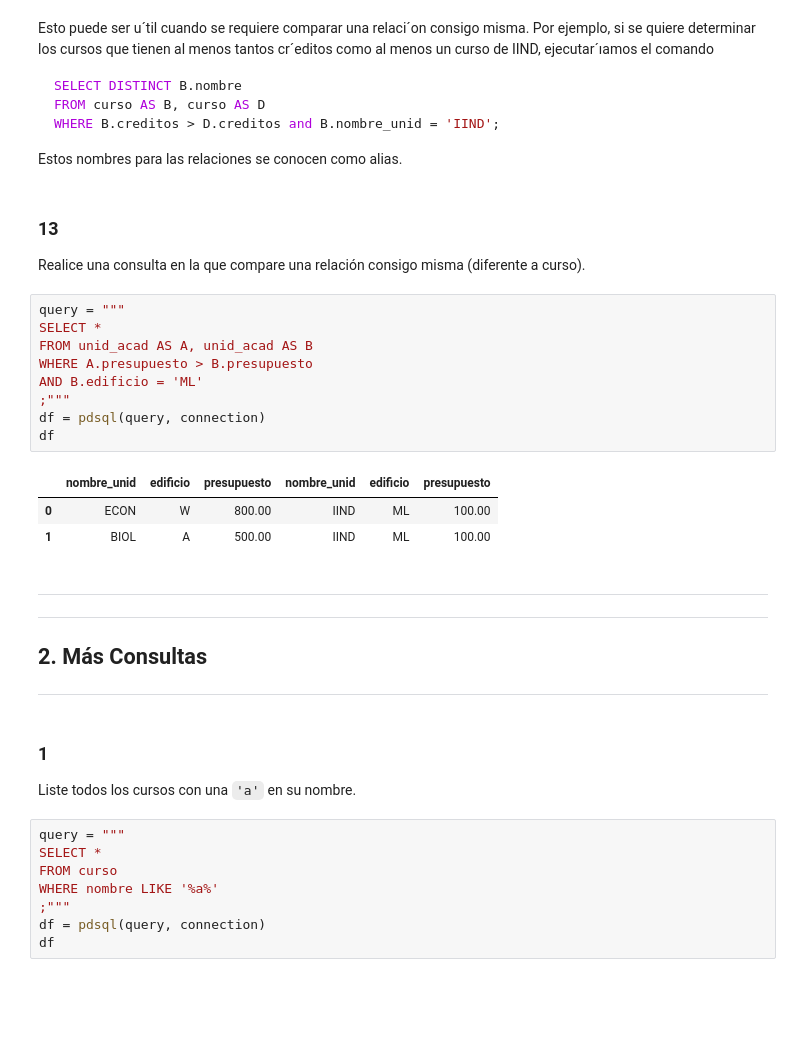
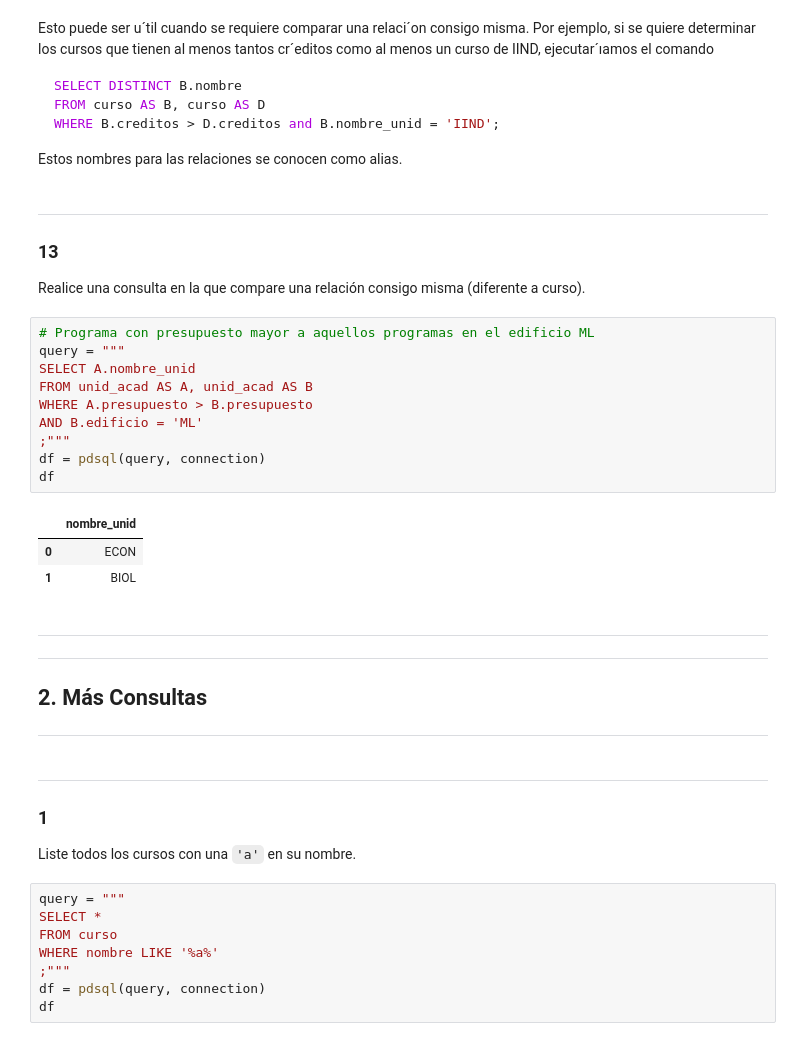
Before and after one commit to AnaliticaComputacional-2023-10/Taller7, a Jupyter notebook: Taller 7 - Solución.ipynb, the cells around one changed output. Cells and saved outputs as stored; diff of their text form; blank space fills up the shorter version.

````diff
--- a/Taller 7 - Solución.ipynb
+++ b/Taller 7 - Solución.ipynb
@@ -337,21 +362,24 @@ WHERE B.creditos > D.creditos and B.nombre_unid = 'IIND';
 ```
 Estos nombres para las relaciones se conocen como alias.
 # %% [markdown]
+---
+
 ### 13
 Realice una consulta en la que compare una relación consigo misma (diferente a curso).
 # %%
+# Programa con presupuesto mayor a aquellos programas en el edificio ML
 query = """
-SELECT *
+SELECT A.nombre_unid
 FROM unid_acad AS A, unid_acad AS B
 WHERE A.presupuesto > B.presupuesto
 AND B.edificio = 'ML'
 ;"""
 df = pdsql(query, connection)
 df
 # %% [output]
-|  | nombre_unid | edificio | presupuesto | nombre_unid | edificio | presupuesto |
-| 0 | ECON | W | 800.00 | IIND | ML | 100.00 |
-| 1 | BIOL | A | 500.00 | IIND | ML | 100.00 |
+|  | nombre_unid |
+| 0 | ECON |
+| 1 | BIOL |
 # %% [markdown]
 ---
 
@@ -361,6 +389,8 @@ df
 
 ---
 # %% [markdown]
+---
+
 ### 1
 Liste todos los cursos con una `'a'` en su nombre.
 # %%
````
Also changed, not shown: parts of 22 cells of this notebook.
